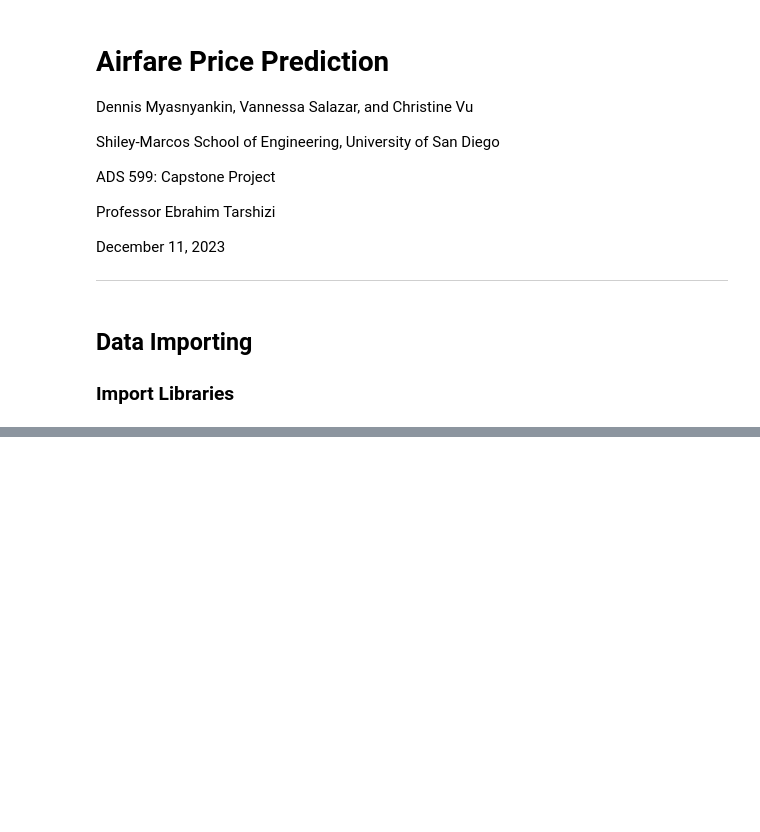
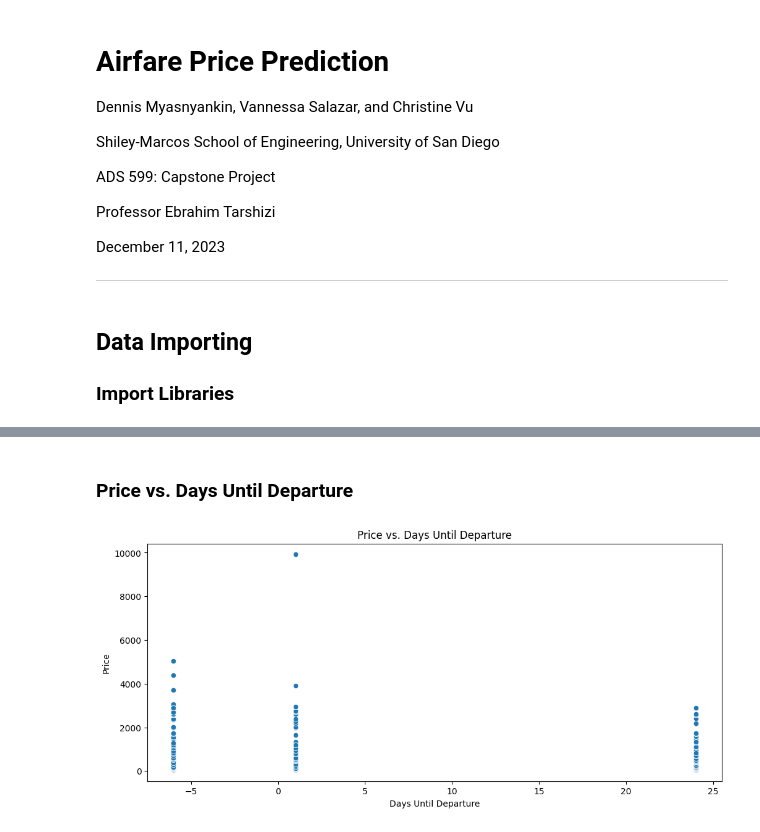
Before and after one commit to VSbr22/Capstone, a Jupyter notebook: Notebook.ipynb, the cells around one changed output, grey strips where cells are left out. Saved outputs shown, nothing was run; the diff lists cells and outputs as text; code cells hidden in the pictures; blank space fills up the shorter version.

```diff
--- a/Notebook.ipynb
+++ b/Notebook.ipynb
@@ -116,0 +208,11 @@ df
+# %% [markdown]
+### **Price vs. Days Until Departure**
+# %%
+plt.figure(figsize = (12, 5))
+sns.scatterplot(x = 'Days Until Departure', y = 'Price', data = df)
+plt.title('Price vs. Days Until Departure')
+plt.xlabel('Days Until Departure')
+plt.ylabel('Price')
+plt.show()
+# %% [output]
+[figure, added]
```
Also changed, not shown: parts of 36 cells of this notebook.
